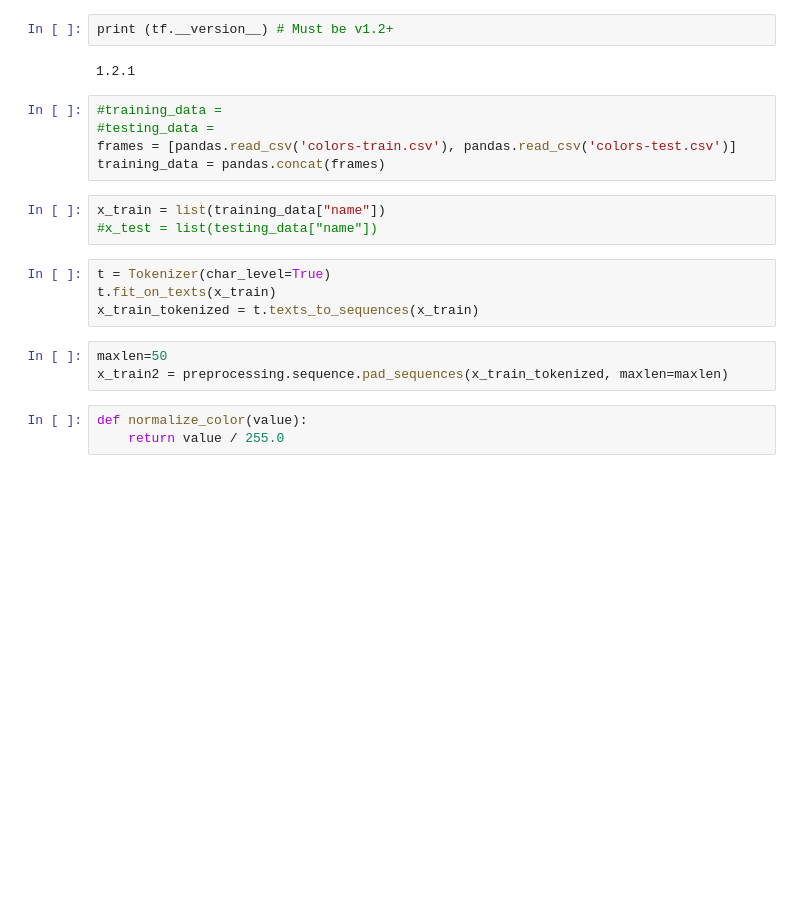
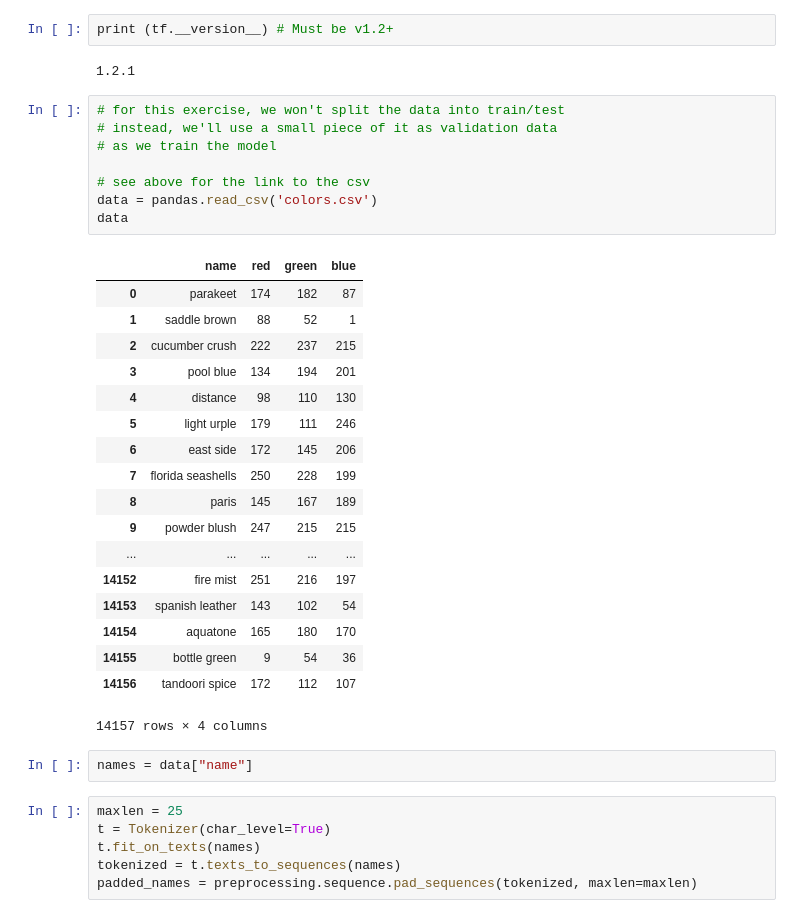
Before and after one commit to random-forests/tensorflow-workshop, a Jupyter notebook: extras/colorbot-keras.ipynb, the cells around one changed output. Saved outputs shown, nothing was run; the diff lists cells and outputs as text; blank space fills up the shorter version.

Commit message:
updating colorbot

```diff
--- a/extras/colorbot-keras.ipynb
+++ b/extras/colorbot-keras.ipynb
@@ -19,21 +21,38 @@ import pandas
 print (tf.__version__) # Must be v1.2+
 # %% [output]
 1.2.1
-# %%
-#training_data =
-#testing_data =
-frames = [pandas.read_csv('colors-train.csv'), pandas.read_csv('colors-test.csv')]
-training_data = pandas.concat(frames)
-# %%
-x_train = list(training_data["name"])
-#x_test = list(testing_data["name"])
+# %%
+# for this exercise, we won't split the data into train/test
+# instead, we'll use a small piece of it as validation data
+# as we train the model
+
+# see above for the link to the csv
+data = pandas.read_csv('colors.csv')
+data
+# %% [output]
+|  | name | red | green | blue |
+| 0 | parakeet | 174 | 182 | 87 |
+| 1 | saddle brown | 88 | 52 | 1 |
+| 2 | cucumber crush | 222 | 237 | 215 |
+| 3 | pool blue | 134 | 194 | 201 |
+| 4 | distance | 98 | 110 | 130 |
+| 5 | light urple | 179 | 111 | 246 |
+| 6 | east side | 172 | 145 | 206 |
+| 7 | florida seashells | 250 | 228 | 199 |
+| 8 | paris | 145 | 167 | 189 |
+| 9 | powder blush | 247 | 215 | 215 |
+| ... | ... | ... | ... | ... |
+| 14152 | fire mist | 251 | 216 | 197 |
+| 14153 | spanish leather | 143 | 102 | 54 |
+| 14154 | aquatone | 165 | 180 | 170 |
+| 14155 | bottle green | 9 | 54 | 36 |
+| 14156 | tandoori spice | 172 | 112 | 107 |
+14157 rows × 4 columns
+# %%
+names = data["name"]
 # %%
+maxlen = 25
 t = Tokenizer(char_level=True)
-t.fit_on_texts(x_train)
-x_train_tokenized = t.texts_to_sequences(x_train)
+t.fit_on_texts(names)
+tokenized = t.texts_to_sequences(names)
+padded_names = preprocessing.sequence.pad_sequences(tokenized, maxlen=maxlen)
-# %%
-maxlen=50
-x_train2 = preprocessing.sequence.pad_sequences(x_train_tokenized, maxlen=maxlen)
-# %%
-def normalize_color(value):
-    return value / 255.0
```
Also changed, not shown: parts of 18 cells of this notebook.
